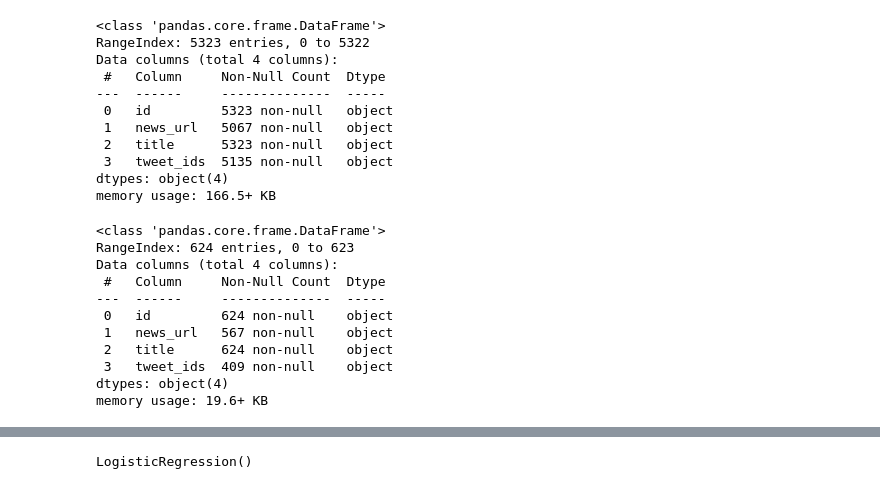
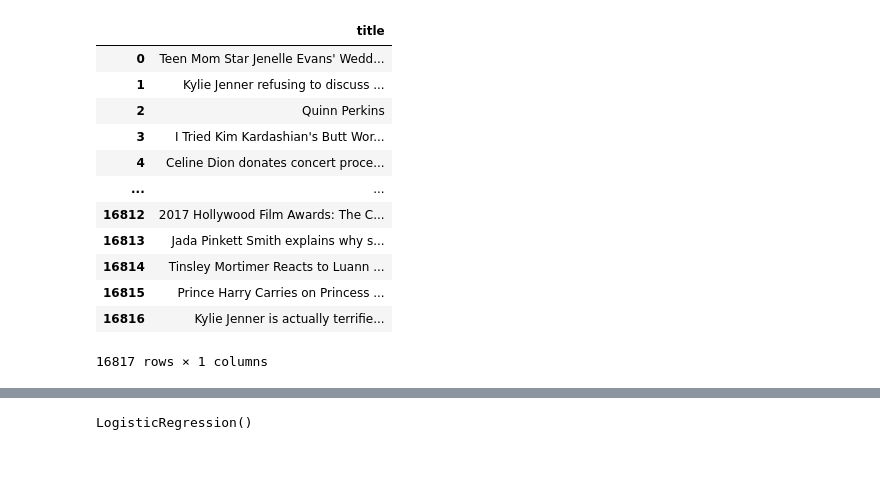
Before and after one commit to man1sh1409/fakeNewsSocialMediaProspective, a Jupyter notebook: fake_news.ipynb, the cells around one changed output, grey strips where cells are left out. Saved outputs shown, nothing was run; the diff lists cells and outputs as text; code cells hidden in the pictures; blank space fills up the shorter version.

```diff
--- a/fake_news.ipynb
+++ b/fake_news.ipynb
@@ -24,28 +21,16 @@ df4=df1=pd.read_csv('/content/gossipcop_fake.csv')
 # %%
-df1.info()
+df1
 # %% [output]
+|  | title |
+| 0 | Teen Mom Star Jenelle Evans' Wedd... |
+| 1 | Kylie Jenner refusing to discuss ... |
+| 2 | Quinn Perkins |
+| 3 | I Tried Kim Kardashian's Butt Wor... |
+| 4 | Celine Dion donates concert proce... |
+| ... | ... |
+| 16812 | 2017 Hollywood Film Awards: The C... |
+| 16813 | Jada Pinkett Smith explains why s... |
+| 16814 | Tinsley Mortimer Reacts to Luann ... |
+| 16815 | Prince Harry Carries on Princess ... |
+| 16816 | Kylie Jenner is actually terrifie... |
-<class 'pandas.core.frame.DataFrame'>
-RangeIndex: 5323 entries, 0 to 5322
-Data columns (total 4 columns):
- #   Column     Non-Null Count  Dtype
----  ------     --------------  -----
- 0   id         5323 non-null   object
- 1   news_url   5067 non-null   object
- 2   title      5323 non-null   object
- 3   tweet_ids  5135 non-null   object
-dtypes: object(4)
-memory usage: 166.5+ KB
+16817 rows × 1 columns
-# %%
-df2.info()
-# %% [output]
-<class 'pandas.core.frame.DataFrame'>
-RangeIndex: 624 entries, 0 to 623
-Data columns (total 4 columns):
- #   Column     Non-Null Count  Dtype
----  ------     --------------  -----
- 0   id         624 non-null    object
- 1   news_url   567 non-null    object
- 2   title      624 non-null    object
- 3   tweet_ids  409 non-null    object
-dtypes: object(4)
-memory usage: 19.6+ KB
```
Also changed, not shown: parts of 23 cells of this notebook.
